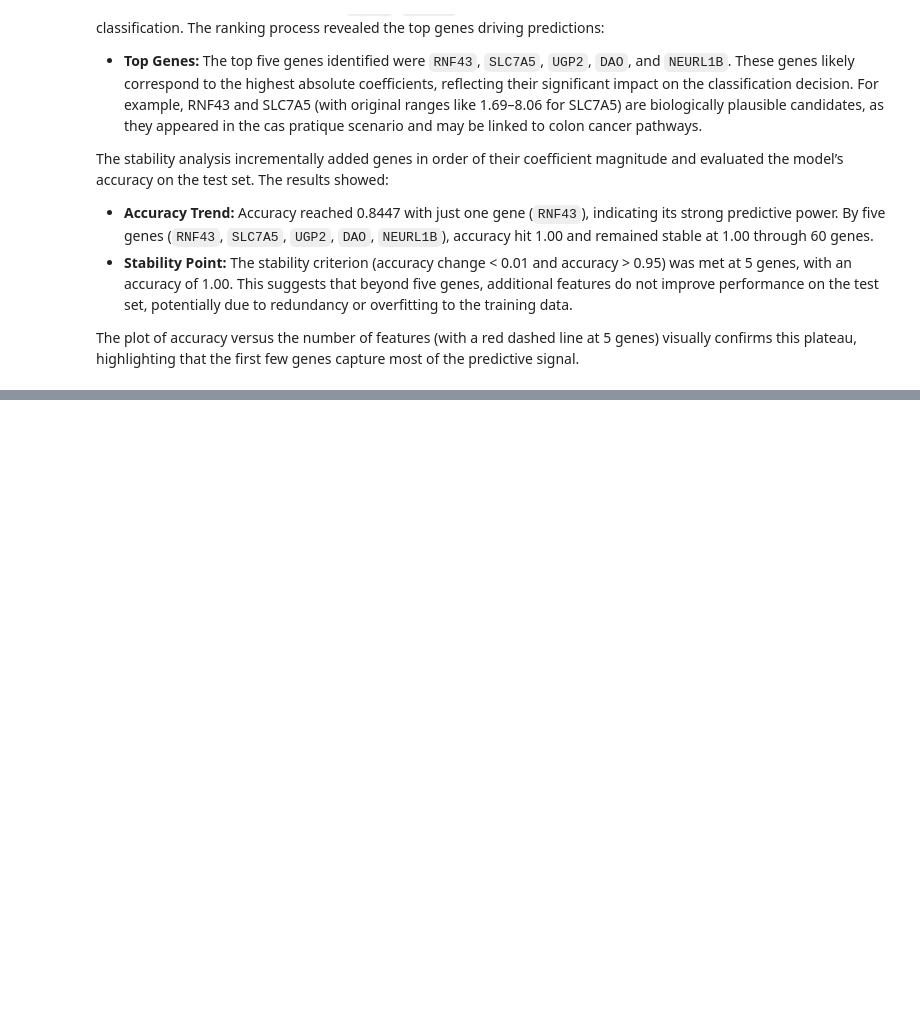
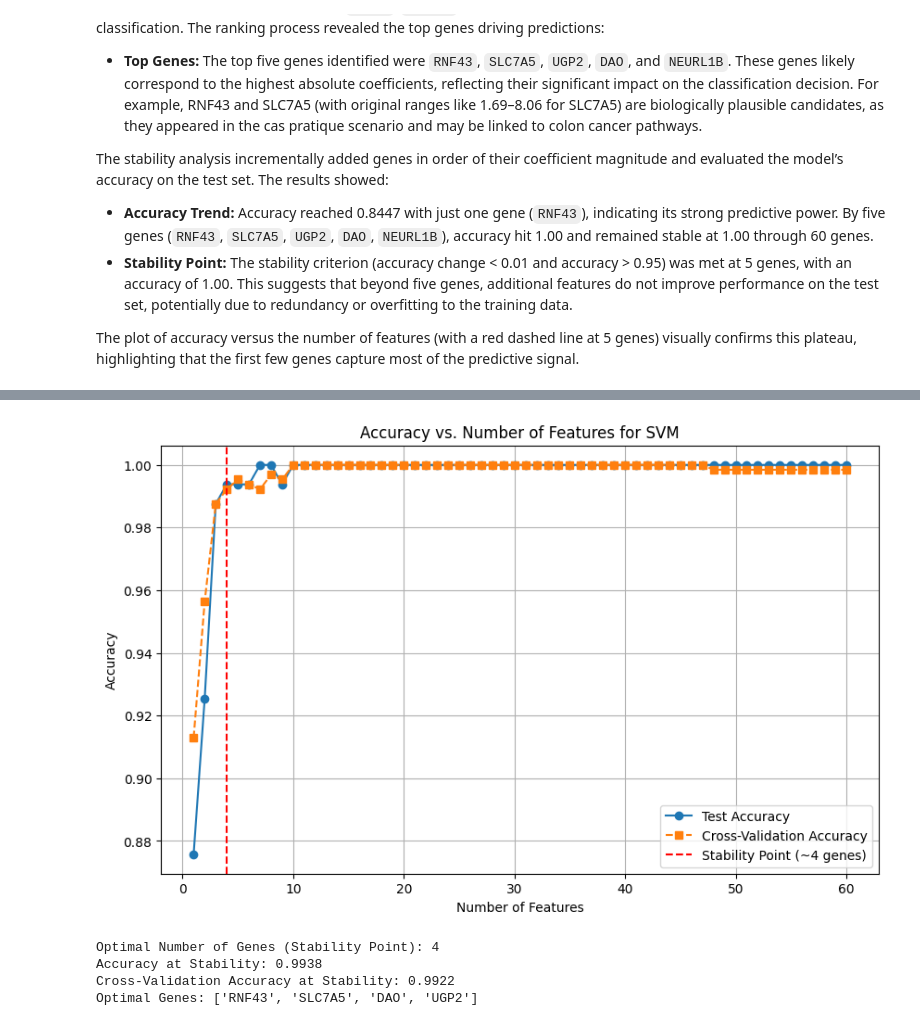
Before and after one commit to Laaliji/Colon-Cancer-Gene-Expression-Data-Classification-Analysis, a Jupyter notebook: Colon_Cancer_Gene_Expression_Analysis.ipynb, the cells around one changed output, grey strips where cells are left out. Cells and saved outputs as stored; diff of their text form; code cells hidden in the pictures; blank space fills up the shorter version.

```diff
--- a/Colon_Cancer_Gene_Expression_Analysis.ipynb
+++ b/Colon_Cancer_Gene_Expression_Analysis.ipynb
@@ -753,0 +1034,73 @@ The plot of accuracy versus the number of features (with a red dashed line at 5
+# %%
+# 1. Initial SVM Training on 60 Genes (Baseline)
+print("=== SVM Training on 60 Genes (Baseline) ===")
+svm_model = SVC(kernel='linear', C=1.0, random_state=42)  # Linear kernel for coefficient extraction
+svm_model.fit(X_train_scaled, y_train)
+svm_y_pred_base = svm_model.predict(X_test_scaled)
+svm_accuracy_base = accuracy_score(y_test, svm_y_pred_base)
+svm_cv_scores_base = cross_val_score(svm_model, X_train_scaled, y_train, cv=5, scoring='accuracy')
+print("Baseline Test Accuracy:", round(svm_accuracy_base, 4))
+print("Baseline Cross-Validation Accuracy:", round(svm_cv_scores_base.mean(), 4))
+
+# 2. Feature Extraction and Stability Analysis
+# Extract coefficients and rank by absolute value
+svm_coefficients = pd.Series(svm_model.coef_[0], index=X_train_scaled.columns)
+svm_abs_coefficients = svm_coefficients.abs()
+svm_sorted_genes = svm_abs_coefficients.sort_values(ascending=False).index.tolist()
+
+# Lists to store results
+svm_n_features = range(1, len(svm_sorted_genes) + 1)
+svm_accuracies = []
+svm_cv_accuracies = []  # To store cross-validation scores for each iteration
+
+# Iterate over number of features to find stability
+for n in svm_n_features:
+    svm_top_genes = svm_sorted_genes[:n]
+    svm_X_train_subset = X_train_scaled[svm_top_genes]
+    svm_X_test_subset = X_test_scaled[svm_top_genes]
+
+    # Retrain and evaluate
+    svm_model.fit(svm_X_train_subset, y_train)
+    svm_y_pred = svm_model.predict(svm_X_test_subset)
+    svm_accuracy = accuracy_score(y_test, svm_y_pred)
+    svm_accuracies.append(svm_accuracy)
+
+    # Cross-validation for each subset
+    svm_cv_scores = cross_val_score(svm_model, svm_X_train_subset, y_train, cv=5, scoring='accuracy')
+    svm_cv_accuracies.append(svm_cv_scores.mean())
+
+    # Print progress for key milestones
+    if n in [1, 5, 10, 20, 30, 40, 50, 60]:
+        print(f"Accuracy with {n} genes: {svm_accuracy:.4f}")
+        print(f"Cross-Validation Accuracy with {n} genes: {svm_cv_scores.mean():.4f}")
+
+# Find where accuracy stabilizes (e.g., change < 0.01)
+svm_stable_point = None
+for i in range(1, len(svm_accuracies)):
+    if svm_accuracies[i] - svm_accuracies[i-1] < 0.01 and svm_accuracies[i] > 0.95:
+        svm_stable_point = i + 1
+        break
+
+# Plot accuracy vs. number of features
+plt.figure(figsize=(10, 6))
+plt.plot(svm_n_features, svm_accuracies, marker='o', label='Test Accuracy')
+plt.plot(svm_n_features, svm_cv_accuracies, marker='s', label='Cross-Validation Accuracy', linestyle='--')
+if svm_stable_point:
+    plt.axvline(x=svm_stable_point, color='r', linestyle='--', label=f'Stability Point (~{svm_stable_point} genes)')
+plt.title('Accuracy vs. Number of Features for SVM')
+plt.xlabel('Number of Features')
+plt.ylabel('Accuracy')
+plt.legend()
+plt.grid(True)
+plt.show()
+
+# Display optimal number of genes and final accuracy
+if svm_stable_point:
+    print(f"\nOptimal Number of Genes (Stability Point): {svm_stable_point}")
+    print(f"Accuracy at Stability: {svm_accuracies[svm_stable_point-1]:.4f}")
+    print(f"Cross-Validation Accuracy at Stability: {svm_cv_accuracies[svm_stable_point-1]:.4f}")
+    svm_optimal_genes = svm_sorted_genes[:svm_stable_point]
+    print("Optimal Genes:", svm_optimal_genes)
+else:
+    print("\nNo clear stability point detected. Consider manual selection or adjusting threshold.")
+# %% [output]
@@ -754,2 +1126,7 @@ The plot of accuracy versus the number of features (with a red dashed line at 5
+[figure, added]
+Optimal Number of Genes (Stability Point): 4
+Accuracy at Stability: 0.9938
+Cross-Validation Accuracy at Stability: 0.9922
+Optimal Genes: ['RNF43', 'SLC7A5', 'DAO', 'UGP2']
 # %%
 # 1. Test with Original Data (No Noise) - Baseline
```
Also changed, not shown: parts of 43 cells of this notebook.
